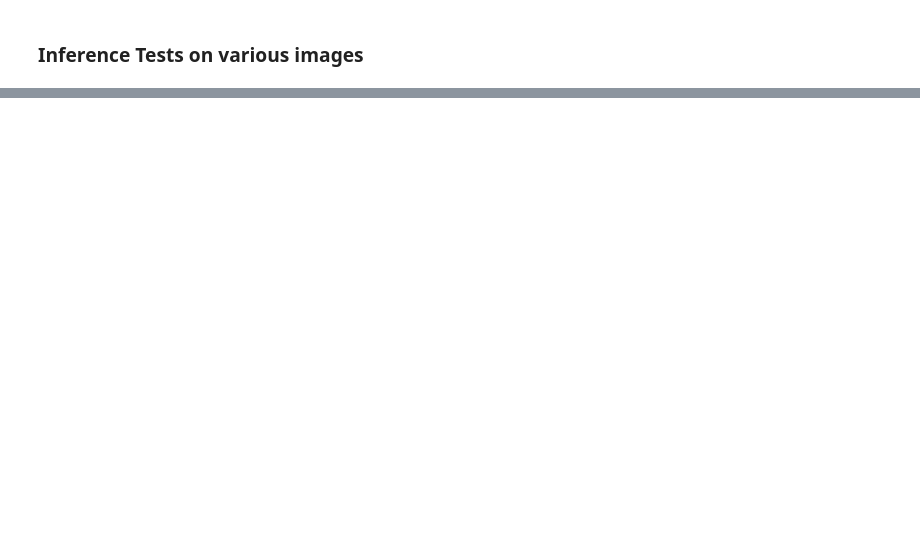
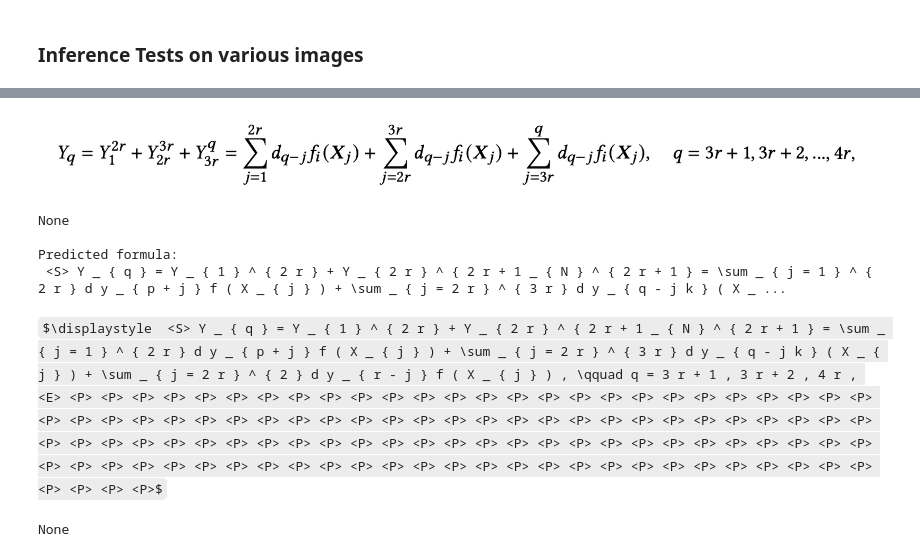
Before and after one commit to gmarus777/image-to-tex-OCR, a Jupyter notebook: Jupyter_Notebooks/LOCAL_Infererence.ipynb, the cells around one changed output, grey strips where cells are left out. Cells and saved outputs as stored; diff of their text form; code cells hidden in the pictures; some formulas as TeX source; blank space fills up the shorter version.

```diff
--- a/Jupyter_Notebooks/LOCAL_Infererence.ipynb
+++ b/Jupyter_Notebooks/LOCAL_Infererence.ipynb
@@ -123,0 +199,21 @@ dataset.inverse_vocabulary
+# %%
+### ALB
+
+my_image_path= "Jupyter_Notebooks/test_photos/Screen Shot_10.png"
+my_image = Image.open(my_image_path).convert("L")
+my_image_tensor = dataset.image_transform_test(image=np.array(my_image))['image']
+print(display(my_image))
+print('\nPredicted formula:')
+with torch.no_grad():
+    model.eval()
+    my_prediction =  model.predict(my_image_tensor.unsqueeze(0).to(dev))
+print(token_to_strings(my_prediction))
+print(display(Math(token_to_strings(my_prediction))))
+# %% [output]
+[figure, added]
+None
+
+Predicted formula:
+ <S> Y _ { q } = Y _ { 1 } ^ { 2 r } + Y _ { 2 r } ^ { 2 r + 1 _ { N } ^ { 2 r + 1 } = \sum _ { j = 1 } ^ { 2 r } d y _ { p + j } f ( X _ { j } ) + \sum _ { j = 2 r } ^ { 3 r } d y _ { q - j k } ( X _ ...
+$\displaystyle  <S> Y _ { q } = Y _ { 1 } ^ { 2 r } + Y _ { 2 r } ^ { 2 r + 1 _ { N } ^ { 2 r + 1 } = \sum _ { j = 1 } ^ { 2 r } d y _ { p + j } f ( X _ { j } ) + \sum _ { j = 2 r } ^ { 3 r } d y _ { q - j k } ( X _ { j } ) + \sum _ { j = 2 r } ^ { 2 } d y _ { r - j } f ( X _ { j } ) , \qquad q = 3 r + 1 , 3 r + 2 , 4 r , <E> <P> <P> <P> <P> <P> <P> <P> <P> <P> <P> <P> <P> <P> <P> <P> <P> <P> <P> <P> <P> <P> <P> <P> <P> <P> <P> <P> <P> <P> <P> <P> <P> <P> <P> <P> <P> <P> <P> <P> <P> <P> <P> <P> <P> <P> <P> <P> <P> <P> <P> <P> <P> <P> <P> <P> <P> <P> <P> <P> <P> <P> <P> <P> <P> <P> <P> <P> <P> <P> <P> <P> <P> <P> <P> <P> <P> <P> <P> <P> <P> <P> <P> <P> <P> <P> <P> <P> <P> <P> <P> <P> <P> <P> <P> <P> <P> <P> <P> <P> <P> <P> <P> <P> <P> <P> <P> <P> <P> <P> <P> <P>$
+None
```
Also changed, not shown: parts of 17 cells of this notebook, 9 other files.
